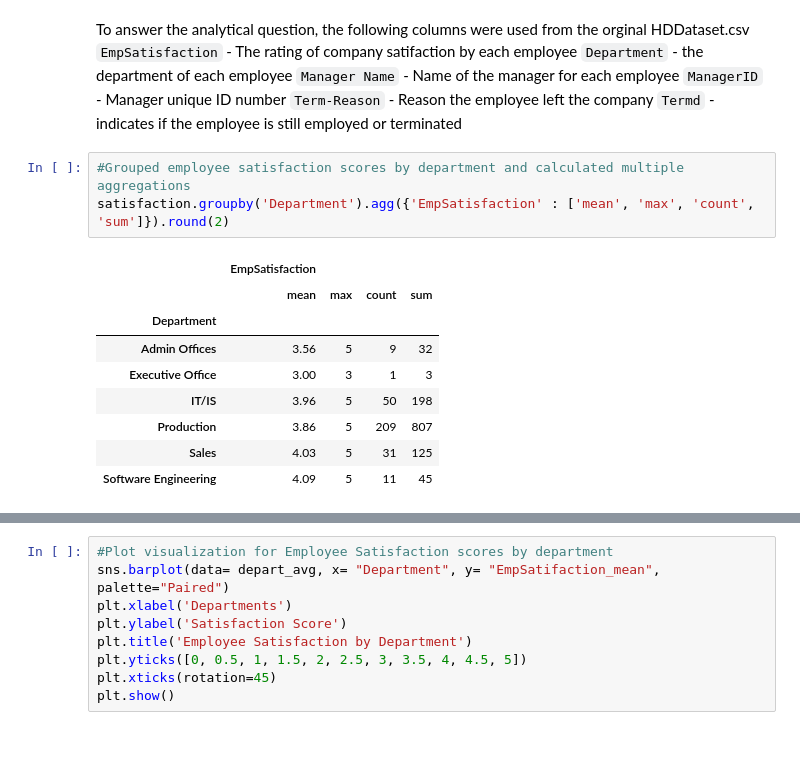
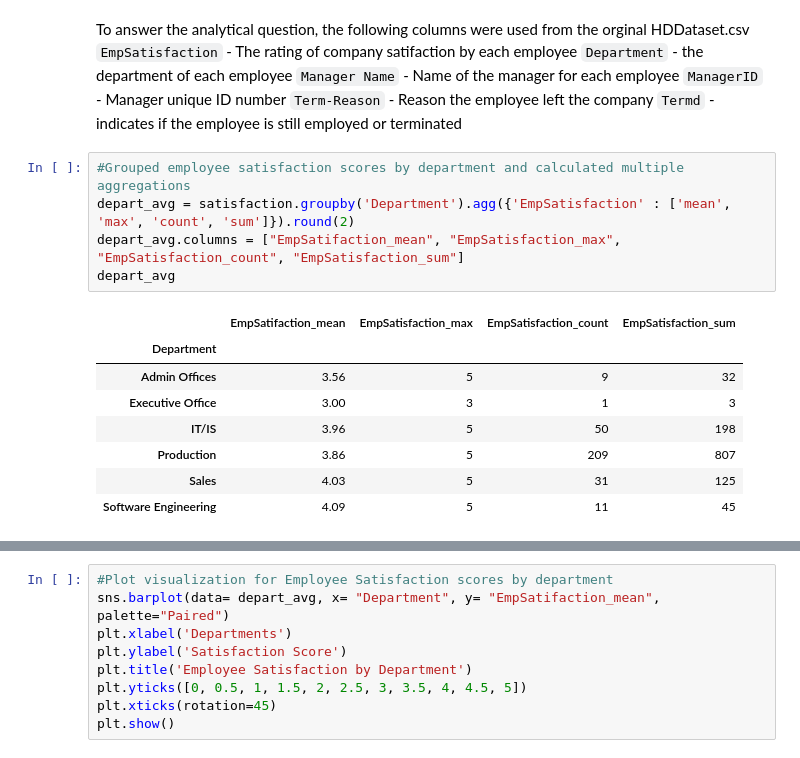
Before and after one commit to akisharbnsn/CohortB_Career_Analysis, a Jupyter notebook: notebook/alyssac_eda.ipynb, the cells around one changed output, grey strips where cells are left out. Cells and saved outputs as stored; diff of their text form.

```diff
--- a/notebook/alyssac_eda.ipynb
+++ b/notebook/alyssac_eda.ipynb
@@ -94,10 +94,11 @@ To answer the analytical question, the following columns were used from the orgi
 `Termd` - indicates if the employee is still employed or terminated
 # %%
 #Grouped employee satisfaction scores by department and calculated multiple aggregations
-satisfaction.groupby('Department').agg({'EmpSatisfaction' : ['mean', 'max', 'count', 'sum']}).round(2)
+depart_avg = satisfaction.groupby('Department').agg({'EmpSatisfaction' : ['mean', 'max', 'count', 'sum']}).round(2)
+depart_avg.columns = ["EmpSatifaction_mean", "EmpSatisfaction_max", "EmpSatisfaction_count", "EmpSatisfaction_sum"]
+depart_avg
 # %% [output]
-|  | EmpSatisfaction |  |  |  |
-|  | mean | max | count | sum |
+|  | EmpSatifaction_mean | EmpSatisfaction_max | EmpSatisfaction_count | EmpSatisfaction_sum |
 | Department |  |  |  |  |
 | Admin Offices | 3.56 | 5 | 9 | 32 |
 | Executive Office | 3.00 | 3 | 1 | 3 |
```
Also changed, not shown: parts of 7 cells of this notebook.
